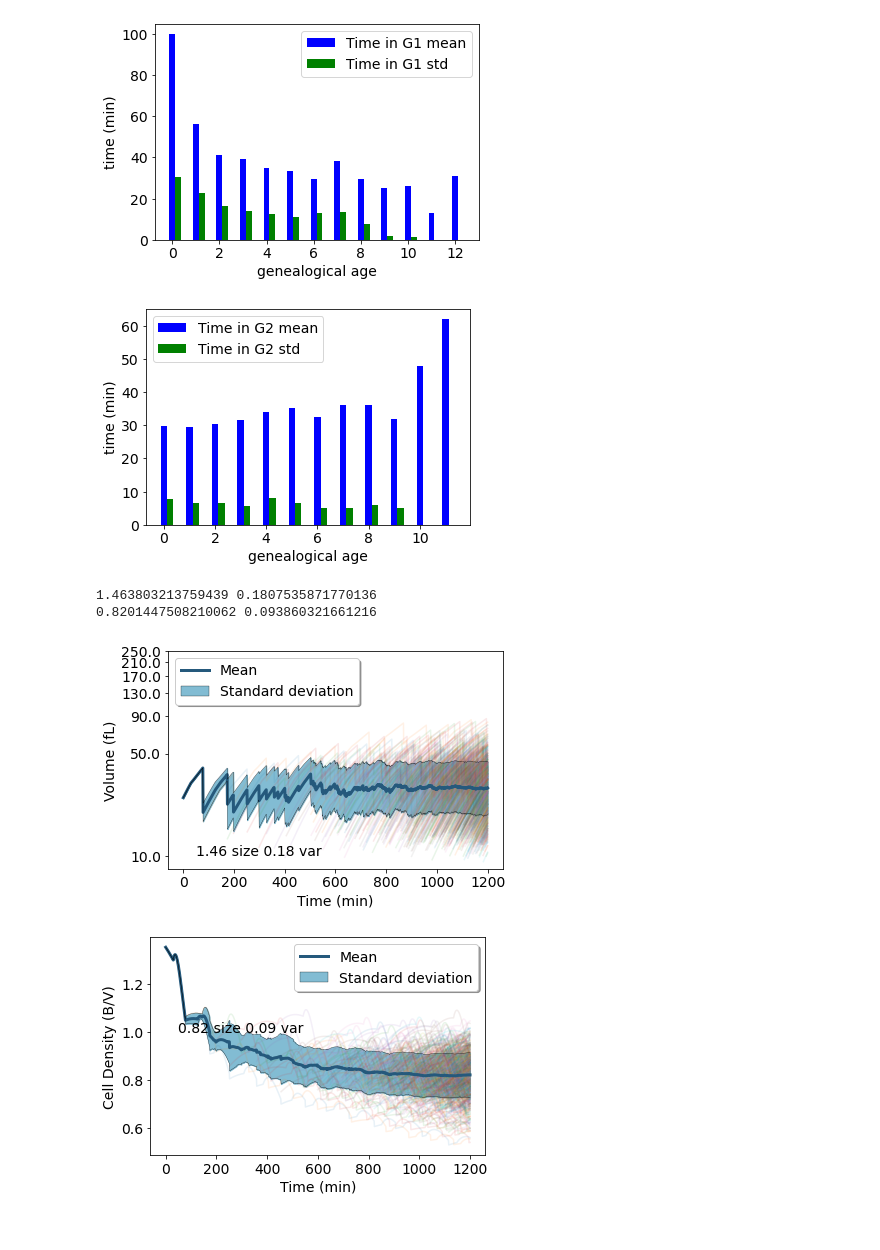
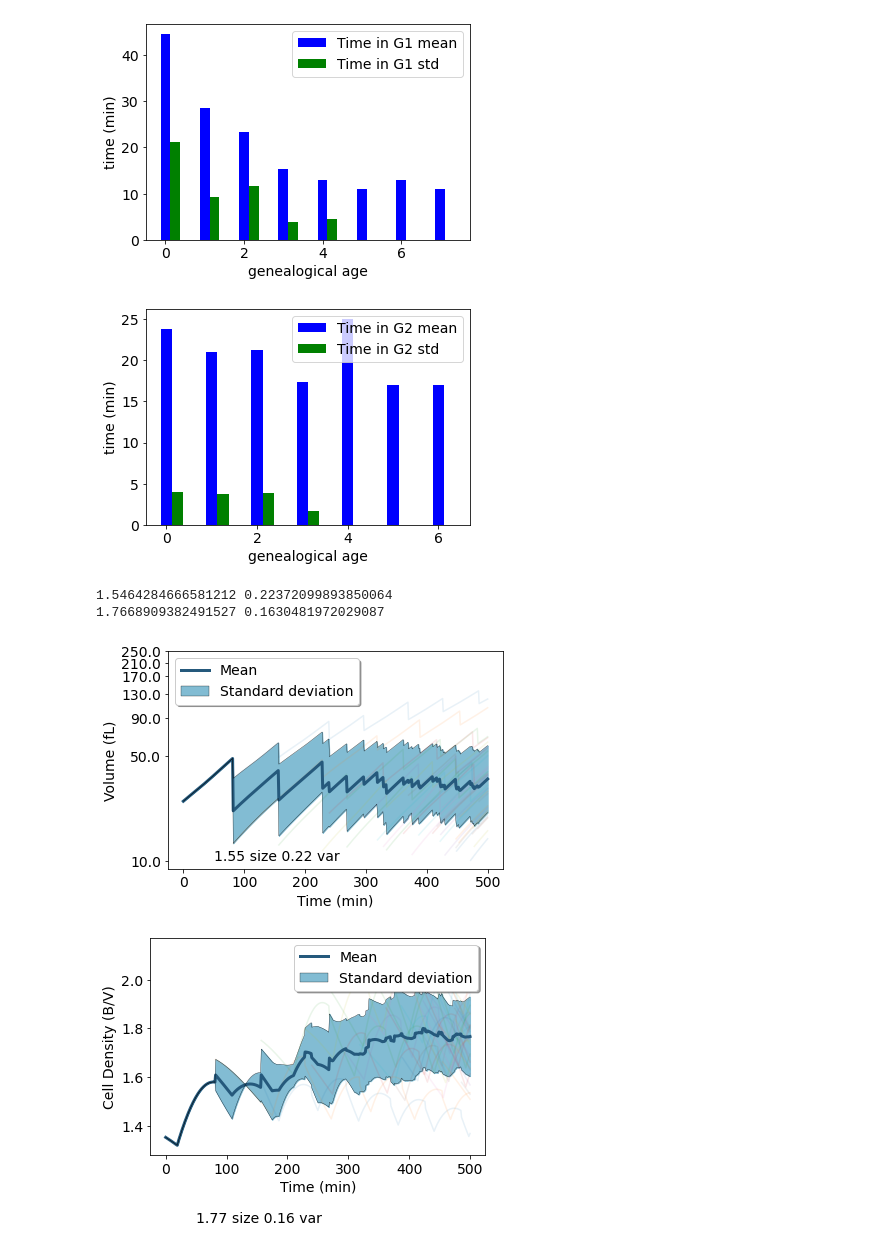
Before and after one commit to LPolczynski/Bachelor_Thesis, a Jupyter notebook: jupyter/thesis/Biomass_Growth_Model.ipynb, the cells around one changed output. Cells and saved outputs as stored; diff of their text form; code cells hidden in the pictures.

```diff
--- a/jupyter/thesis/Biomass_Growth_Model.ipynb
+++ b/jupyter/thesis/Biomass_Growth_Model.ipynb
@@ -158,7 +158,10 @@ def plot_species(cell,save_dir,cell_nr):
         else:
             ax[i].plot(t,cell.species[spec])
         ax[i].set_xlabel('t')
-        ax[i].legend([spec], shadow=True)
+        if spec == 'mCLN' or spec == 'Cln' or spec == 'mCLB' or spec == 'Clb':
+            ax[i].legend([spec +'/V'], shadow=True)
+        else:
+            ax[i].legend([spec], shadow=True)
         i += 1
     #plot ratio B_R * A/V and B_R/V
     life_length = len(cell.species['B_R'])
@@ -384,7 +387,7 @@ from time import time
 def main():
 
     starttime = time()
-    pop = simulation(1,1200)
+    pop = simulation(1,500)
     stoptime = time()
     print(len(pop))
     print(stoptime-starttime,' s')
@@ -433,6 +432,6 @@ collected:  0
-[figure, old version]
+[figure, new version]
-[figure, old version]
+[figure, new version]
-1.463803213759439 0.1807535871770136
-0.8201447508210062 0.093860321661216
+1.5464284666581212 0.22372099893850064
+1.7668909382491527 0.1630481972029087
-[figure, old version]
+[figure, new version]
-[figure, old version]
+[figure, new version]
```
Also changed, not shown: parts of 1 cell of this notebook, 11 other files.
